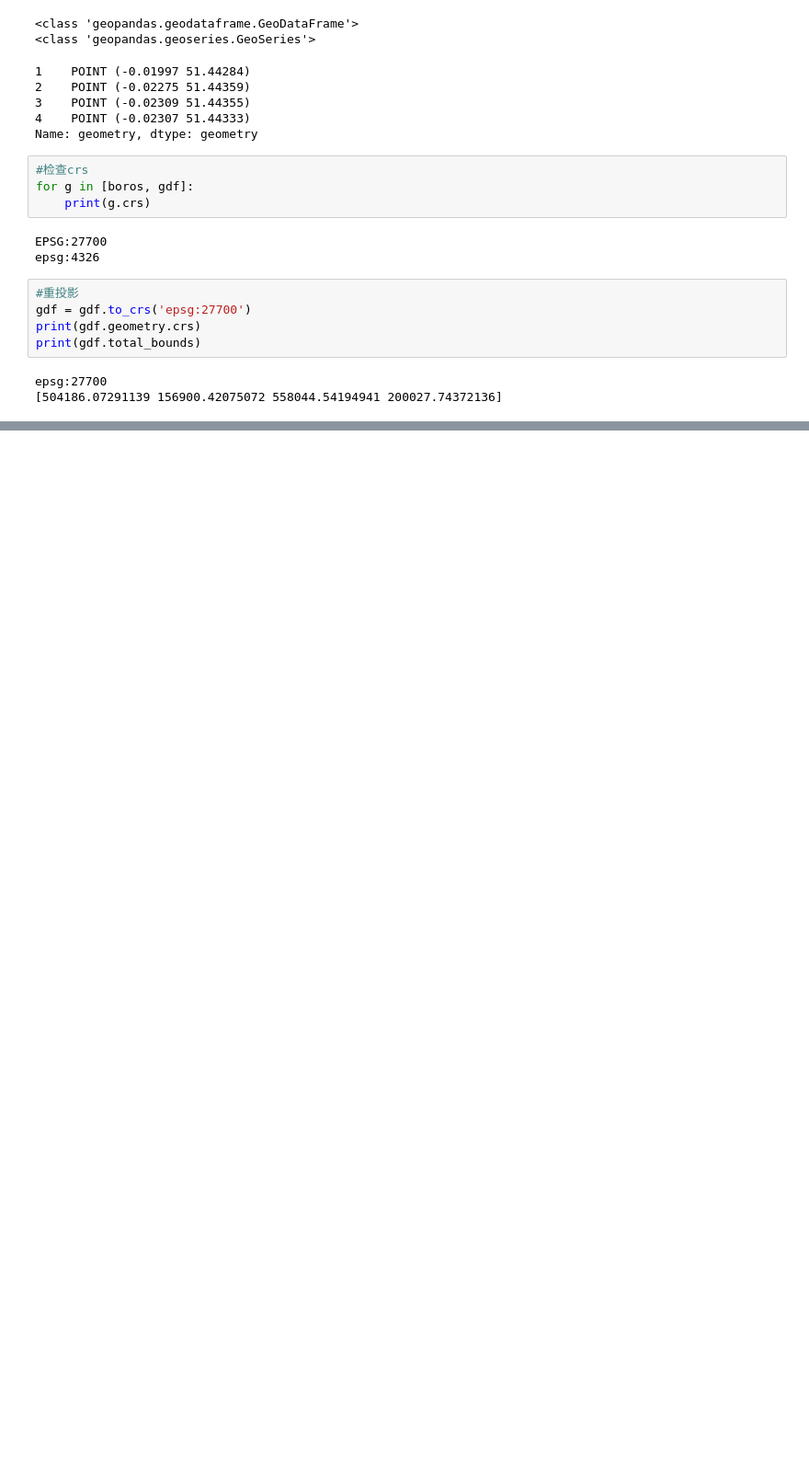
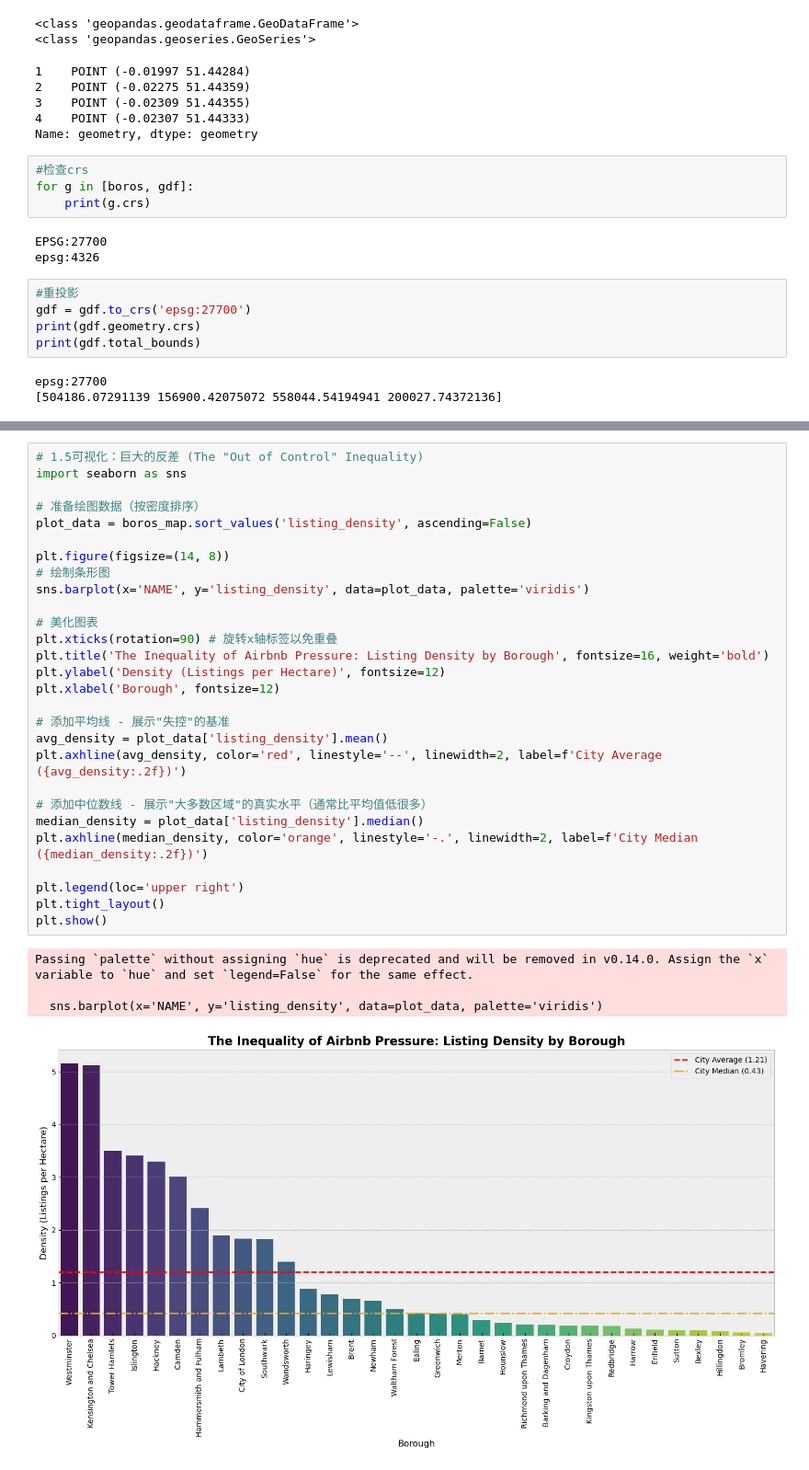
Before and after one commit to yjzhou217/The-Universe-s-Premier-F, a Jupyter notebook: code-draft.ipynb, the cells around one changed output, grey strips where cells are left out. Shown at 92% size. Saved outputs shown, nothing was run; the diff lists cells and outputs as text; blank space fills up the shorter version.

```diff
--- a/code-draft.ipynb
+++ b/code-draft.ipynb
@@ -470,0 +580,33 @@ ax.set_title("Plot of Natural Log of Nightly Price for Airbnb Listings (Outliers
+# %%
+# 1.5可视化：巨大的反差 (The "Out of Control" Inequality)
+import seaborn as sns
+
+# 准备绘图数据（按密度排序）
+plot_data = boros_map.sort_values('listing_density', ascending=False)
+
+plt.figure(figsize=(14, 8))
+# 绘制条形图
+sns.barplot(x='NAME', y='listing_density', data=plot_data, palette='viridis')
+
+# 美化图表
+plt.xticks(rotation=90) # 旋转x轴标签以免重叠
+plt.title('The Inequality of Airbnb Pressure: Listing Density by Borough', fontsize=16, weight='bold')
+plt.ylabel('Density (Listings per Hectare)', fontsize=12)
+plt.xlabel('Borough', fontsize=12)
+
+# 添加平均线 - 展示"失控"的基准
+avg_density = plot_data['listing_density'].mean()
+plt.axhline(avg_density, color='red', linestyle='--', linewidth=2, label=f'City Average ({avg_density:.2f})')
+
+# 添加中位数线 - 展示"大多数区域"的真实水平（通常比平均值低很多）
+median_density = plot_data['listing_density'].median()
+plt.axhline(median_density, color='orange', linestyle='-.', linewidth=2, label=f'City Median ({median_density:.2f})')
+
+plt.legend(loc='upper right')
+plt.tight_layout()
+plt.show()
+# %% [output]
+Passing `palette` without assigning `hue` is deprecated and will be removed in v0.14.0. Assign the `x` variable to `hue` and set `legend=False` for the same effect.
+
+  sns.barplot(x='NAME', y='listing_density', data=plot_data, palette='viridis')
+[figure, added]
```
Also changed, not shown: parts of 16 cells of this notebook, 1 other file.
